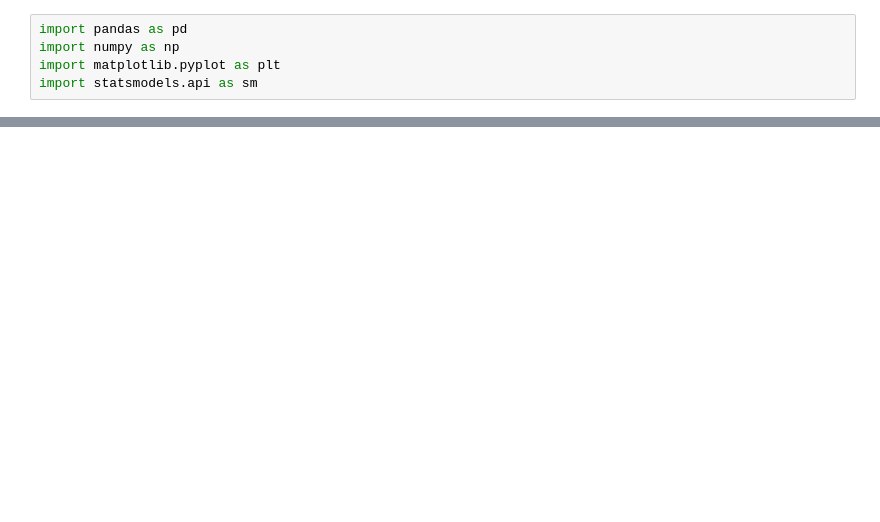
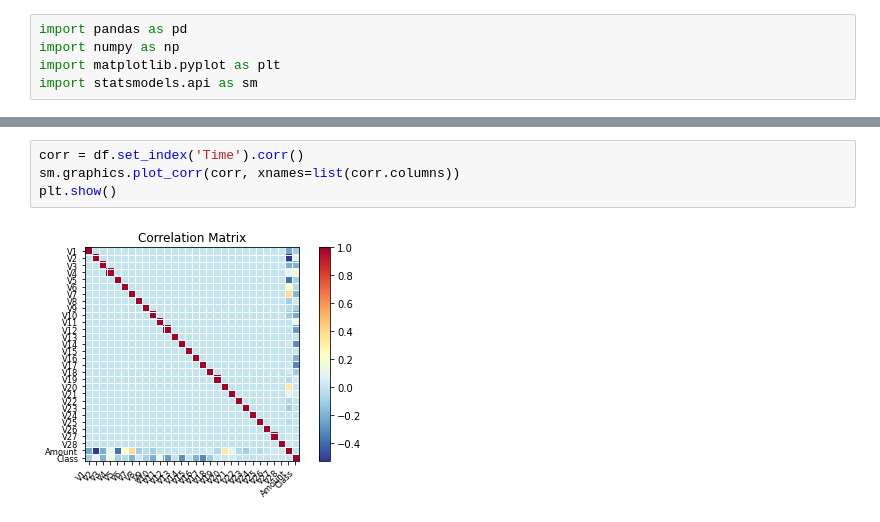
Before and after one commit to MiguelJ125/creditcard_Jaramillo, a Jupyter notebook: Creditcard_Jaramillo_EDA.ipynb, the cells around one changed output, grey strips where cells are left out. Saved outputs shown, nothing was run; the diff lists cells and outputs as text; blank space fills up the shorter version.

```diff
--- a/Creditcard_Jaramillo_EDA.ipynb
+++ b/Creditcard_Jaramillo_EDA.ipynb
@@ -22,0 +67,6 @@ df
+# %%
+corr = df.set_index('Time').corr()
+sm.graphics.plot_corr(corr, xnames=list(corr.columns))
+plt.show()
+# %% [output]
+[figure, added]
```
Also changed, not shown: parts of 6 cells of this notebook.
